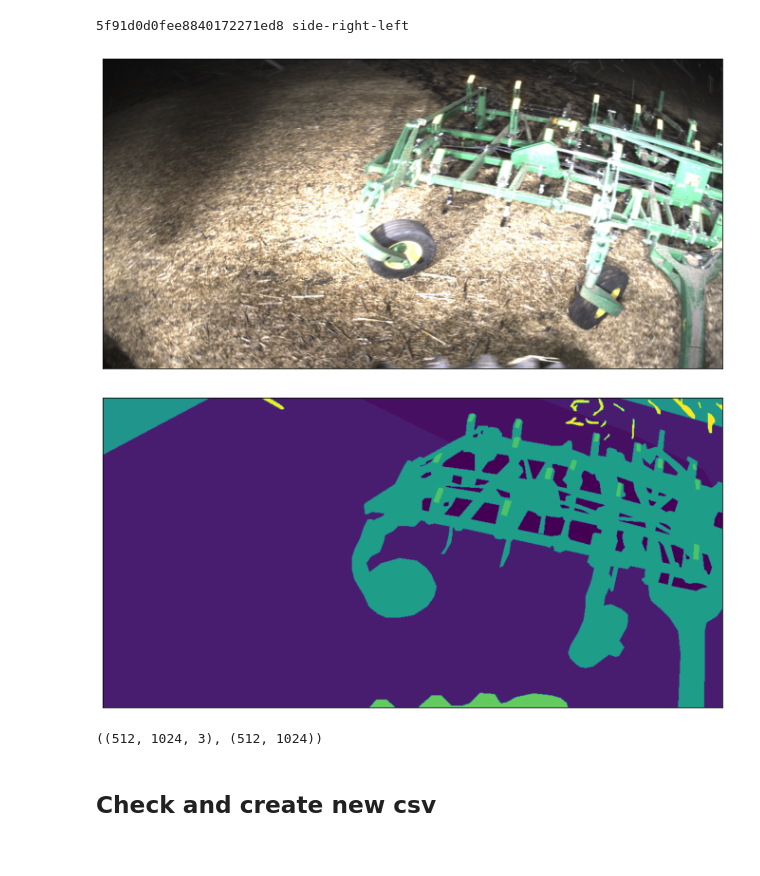
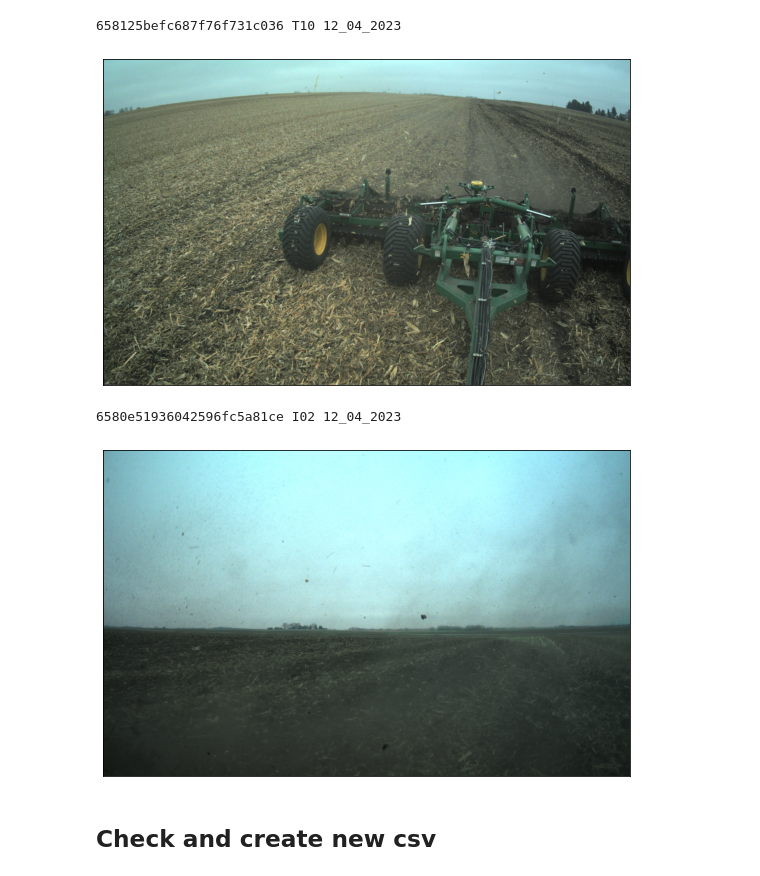
Before and after one commit to liyubrt/notebooks, a Jupyter notebook: check_label.ipynb, the cells around one changed output. Cells and saved outputs as stored; diff of their text form; code cells hidden in the pictures.

```diff
--- a/check_label.ipynb
+++ b/check_label.ipynb
@@ -37,0 +58,23 @@ df.shape
+# %%
+df2 = df.sort_values(by='gt_dust_ratio')
+gt_ratios = df2.gt_dust_ratio.to_list()
+pred_ratios = df2.total_thresholded_dust_ratio.to_list()
+
+plt.figure(1, figsize=(12, 6))
+plt.plot(range(len(gt_ratios)), gt_ratios, c='b', marker=".", label='gt dust level')
+plt.scatter(range(len(gt_ratios)), pred_ratios, s=15, c='r', marker="o", label='pred dust level')
+plot_human_state = False
+if plot_human_state:
+    tp_ids, fn_ids = [], []
+    for i,row in df.iterrows():
+        if row.state_y == 'true_positive':
+            tp_ids.append(i)
+        if row.state_y == 'false_negative':
+            fn_ids.append(i)
+    plt.scatter(tp_ids, [0.4] * len(tp_ids), s=20, c='g', marker="o", label='pred human TP')
+    plt.scatter(fn_ids, [0.6] * len(fn_ids), s=20, c='purple', marker="o", label='pred human FN')
+plt.legend(loc='upper left')
+plt.ylim([-0.02, 1.0])
+plt.xlabel('images in ascending gt dust level order')
+plt.ylabel('dust level')
+plt.show()
@@ -38,52 +83,56 @@ df.shape
 # %%
 # sub_df = df2[df2.camera_pod == 'implement_pod'].sample(5)
 # sub_df = df[(~df.unique_id.isin(negative_ids)) & (df.unique_id.isin(negative_ids_depth30))].sample(2)
-# sub_df = df[df.unique_id == '64d6542284dac3a508c73ae0_T14_T15']
-sub_df = df.sample(1)
+# sub_df = df[df.id.isin(cat_df.id)].sample(2)
+sub_df = df[df.bag_date == '12_04_2023'].sample(2)
+# sub_df = df[df.unique_id.isin(['64f24c35185004ffd6db442a_T13_T15', '64f103a37f23cbe32a523272_I02_I04'])]
+# sub_df = df2.sample(5)
 # sub_df = df[df.id.isin(['6441f343fb7e8d35a3da7e9c', '6441f9199b12538afbfcc044'])]
 show_image, show_label = False, False
-show_debayered_rgb, show_raw_label = True, True
+show_debayered_rgb, show_raw_label = True, False
 show_pred_result = False
+dataset = '20231219_halo_rgb_stereo'
 for i, row in sub_df.iterrows():
-    # print(row.id, row.gt_dust_ratio, row.pred_dust_ratio)
-    print(row.id, row.camera_location)
+    # print(row.unique_id, row.gt_dust_ratio, row.total_averaged_dust_conf, row.total_thresholded_dust_ratio)
+    print(row.id, row.camera_location, row.bag_date)
     if show_image:
         data_path = os.path.join(root_dir, dataset, row.stereo_pipeline_npz_save_path)
         img = np.load(data_path)['left']
         img_norm = normalize_image(img, True)
         plot_image(img_norm)
 
     if show_debayered_rgb:
         image = imageio.imread(os.path.join(root_dir, dataset, row.artifact_debayeredrgb_0_save_path))
         plot_image(image)
 
     if show_label and 'rectified_label_save_path' in row and isinstance(row.rectified_label_save_path, str):
         label_path = os.path.join(root_dir, dataset, row.rectified_label_save_path)
         label = np.load(label_path)['left']
         labels = np.unique(label)
         label_map =row.label_map
         label_strs = [label_map[str(i)] for i in labels if i != 0]
         print(row.unique_id, labels, label_strs)
         # print(row.id, np.unique(label))
-        plot_image(label)
+        plot_image(label == 25)
 
     if show_raw_label:
         label = imageio.imread(os.path.join(root_dir, dataset, row.annotation_pixelwise_0_save_path))
-        plot_image(label)
+        labels = np.unique(label)
+        label_map =row.label_map
+        label_strs = [label_map[str(i)] for i in labels if i != 0]
+        print(row.unique_id, labels, label_strs)
+        plot_image(label == 25)
 
     if show_pred_result:
         result_path = os.path.join(pred_dir, 'output_visualization', row.id+'.png')
         if os.path.isfile(result_path):
             res_img = cv2.cvtColor(cv2.imread(result_path), cv2.COLOR_BGR2RGB)
             plot_image(res_img, figsize=(20, 6))
 # %% [output]
-5f91d0d0fee8840172271ed8 side-right-left
+658125befc687f76f731c036 T10 12_04_2023
-[figure, old version]
+[figure, new version]
+6580e51936042596fc5a81ce I02 12_04_2023
-[figure, old version]
+[figure, new version]
-# %%
-image.shape, label.shape
-# %% [output]
-((512, 1024, 3), (512, 1024))
 # %% [markdown]
 ## Check and create new csv
 # %%
```
Also changed, not shown: parts of 24 cells of this notebook, 3 other files.
